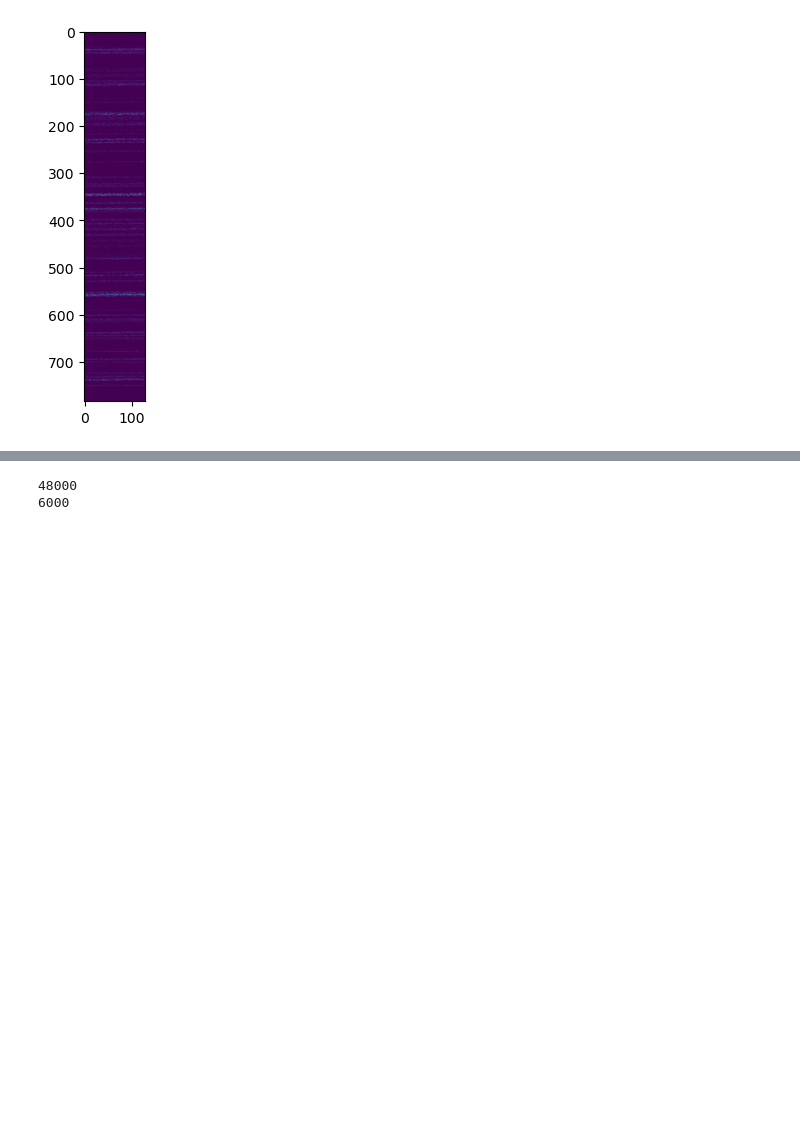
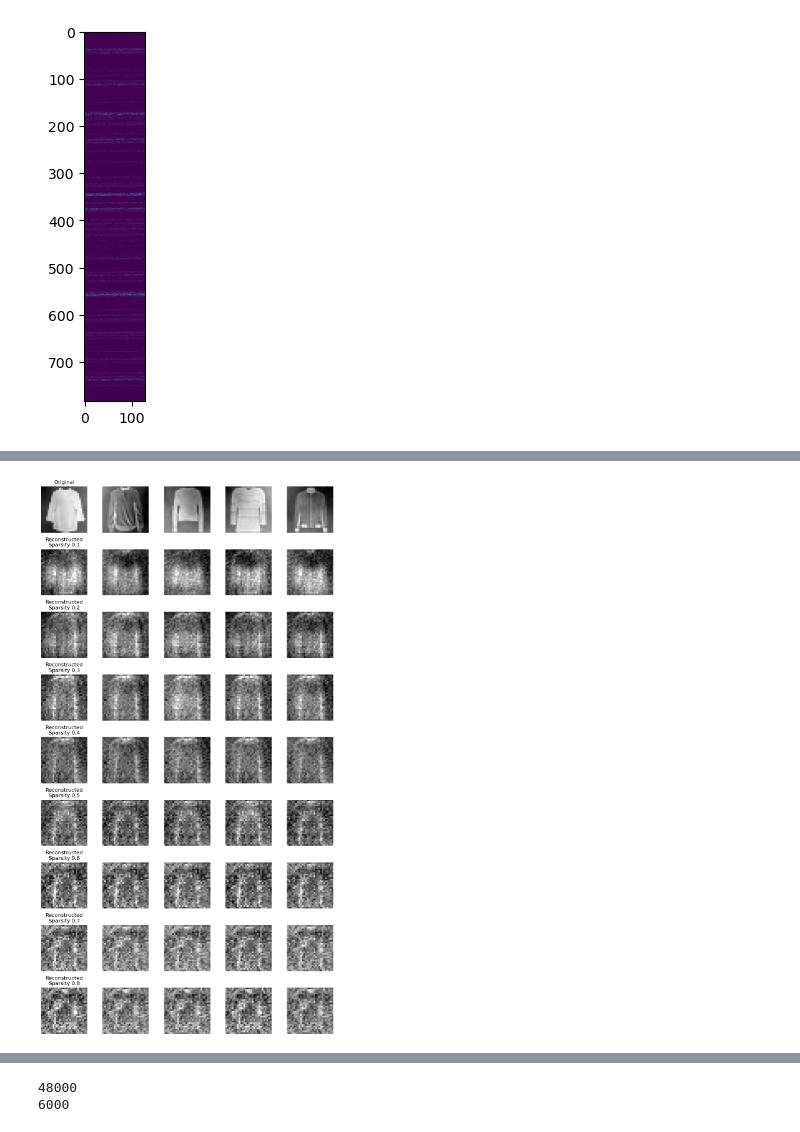
Before and after one commit to FlorianGelb/GNNProject, a Jupyter notebook: Lap_exp_AE.ipynb, the cells around one changed output, grey strips where cells are left out. Cells and saved outputs as stored; diff of their text form; code cells hidden in the pictures; blank space fills up the shorter version.

```diff
--- a/Lap_exp_AE.ipynb
+++ b/Lap_exp_AE.ipynb
@@ -277,3 +292,46 @@ plt.show()
+# %%
+def display_reconstructed_images_SHAP(model, test_dataloader, importances, importance_levels):
+    # Select a batch of images from the test DataLoader.
+    test_images, _ = next(iter(test_dataloader))
+    original_images = test_images.view(test_images.size(0), -1)
+
+    # Set the number of images to display
+    num_images_to_show = 5
+    fig, axes = plt.subplots(len(prune_ratios) + 1, num_images_to_show, figsize=(num_images_to_show * 2, 2 * (len(prune_ratios) + 1)))
+
+    # Display original images
+    for i in range(num_images_to_show):
+        ax = axes[0][i]
+        ax.imshow(original_images[i].view(28, 28).cpu().numpy(), cmap='gray')  # Adjust dimensions for your dataset
+        ax.axis('off')
+        if i == 0:
+            ax.set_title('Original')
+
+    # Display reconstructed images at each sparsity level
+    for j, sparsity in enumerate(importance_levels, start=1):
+        # Prune the model copy at the current sparsity level
+        pruned_model = copy.deepcopy(model)
+        pruned_model, _ = SSAE.prune(pruned_model, importances, sparsity)
+
+        # Generate reconstructed images from the pruned model
+        pruned_model.eval()
+        with torch.no_grad():
+            reconstructed_images = pruned_model(original_images).cpu()
+
+        # Plot the reconstructed images
+        for i in range(num_images_to_show):
+            ax = axes[j][i]
+            ax.imshow(reconstructed_images[i].view(28, 28).cpu().numpy(), cmap='gray')  # Adjust dimensions for your dataset
+            ax.axis('off')
+            if i == 0:
+                ax.set_title(f'Reconstructed\nSparsity {sparsity}')
+
+    plt.tight_layout()
+    plt.show()
+
+display_reconstructed_images_SHAP(model, test_dataloader, importances, [0.1, 0.2, 0.3, 0.4, 0.5, 0.6, 0.7, 0.8])
+# %% [output]
+[figure, added]
 # %%
 import matplotlib.pyplot as plt
 import torch
```
Also changed, not shown: parts of 19 cells of this notebook, 7 other files.
